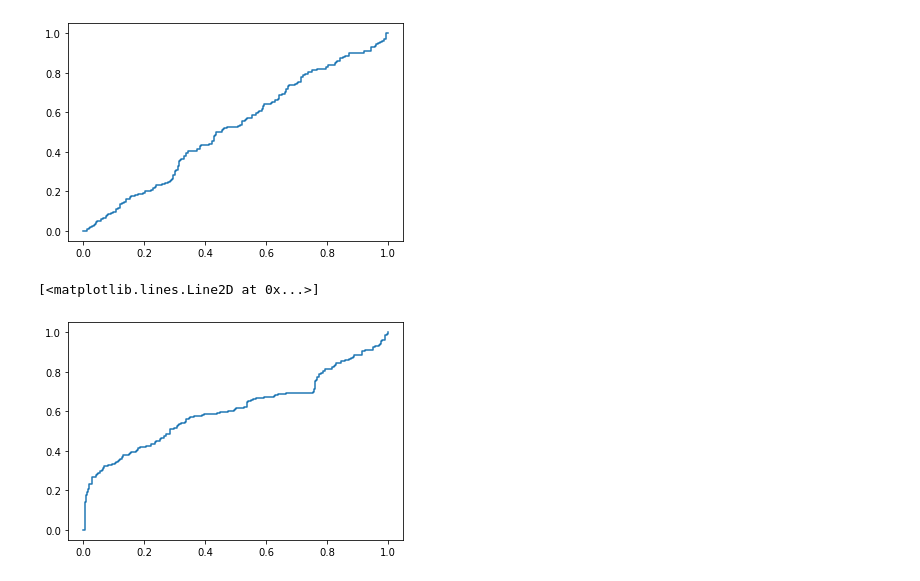
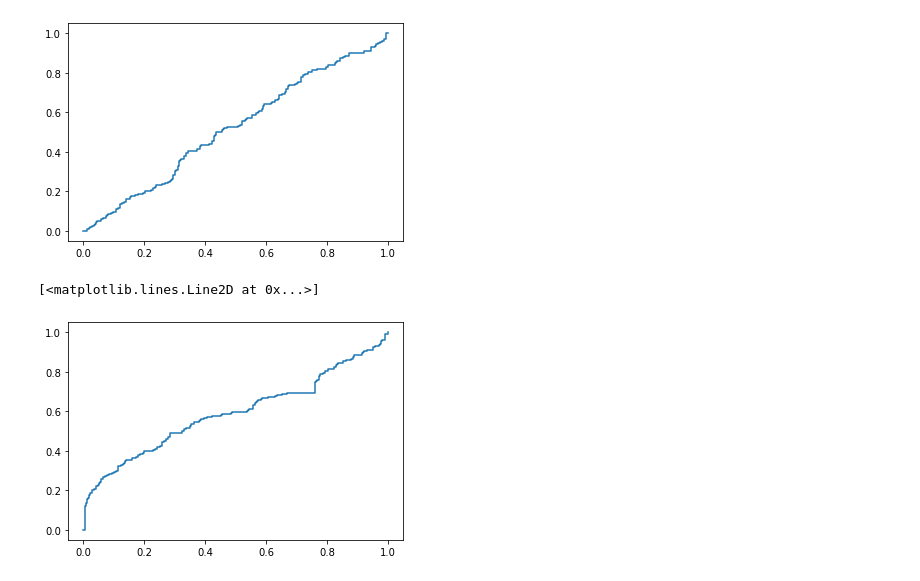
Before and after one commit to mdittschar/Sequence_Bioinformatics, a Jupyter notebook: src/assignment11/SBI_Assignment11_Auckenthaler_Dittschar.ipynb, the cells around one changed output. Saved outputs shown, nothing was run; the diff lists cells and outputs as text; code cells hidden in the pictures.

```diff
--- a/src/assignment11/SBI_Assignment11_Auckenthaler_Dittschar.ipynb
+++ b/src/assignment11/SBI_Assignment11_Auckenthaler_Dittschar.ipynb
@@ -90,0 +77,7 @@ df_binary_Class = df_two.rename(columns={4: "Class"})
+# %%
+#linear kernel
+clf_lin = svm.SVC(kernel='rbf', C=C, random_state=1, probability=True)
+clf_lin.fit(X,y)
+y_pred_lin = clf_lin.predict_proba(X)
+lin_fpr, lin_tpr, lin_thresholds = roc_curve(y, y_pred_lin[:,1])
+plt.plot(lin_fpr, lin_tpr)
@@ -91,10 +87,8 @@ df_binary_Class = df_two.rename(columns={4: "Class"})
 # %%
 #gaussian kernel
-X = df_binary_Class.loc[:, ~data.columns.isin(['ID', 'Class'])]
-y = df_binary_Class.Class
-clf = svm.SVC(kernel='rbf', C=C, random_state=1, probability=True)
-clf.fit(X,y)
-y_pred = clf.predict_proba(X)
+clf_rad = svm.SVC(kernel='rbf', C=C, random_state=1, probability=True)
+clf_rad.fit(X,y)
+y_pred = clf_rad.predict_proba(X)
 rbf_fpr, rbf_tpr, rbf_thresholds = roc_curve(y, y_pred[:,1])
 plt.plot(rbf_fpr, rbf_tpr)
 # %% [output]
@@ -116,11 +106,11 @@ plt.plot(sig_fpr, sig_tpr)
 [figure]
 # %%
 #polynomial kernel
-clf_poly = svm.SVC(kernel='poly', C=C, random_state=1, probability=True)
+clf_poly = svm.SVC(kernel='poly', degree=2, C=C, random_state=1, probability=True)
 clf_poly.fit(X,y)
 y_pred_poly = clf_poly.predict_proba(X)
 poly_fpr, poly_tpr, poly_thresholds = roc_curve(y, y_pred_poly[:,1])
 plt.plot(poly_fpr, poly_tpr)
 # %% [output]
 [<matplotlib.lines.Line2D at 0x...>]
-[figure, old version]
+[figure, new version]
```
Also changed, not shown: parts of 7 cells of this notebook.
